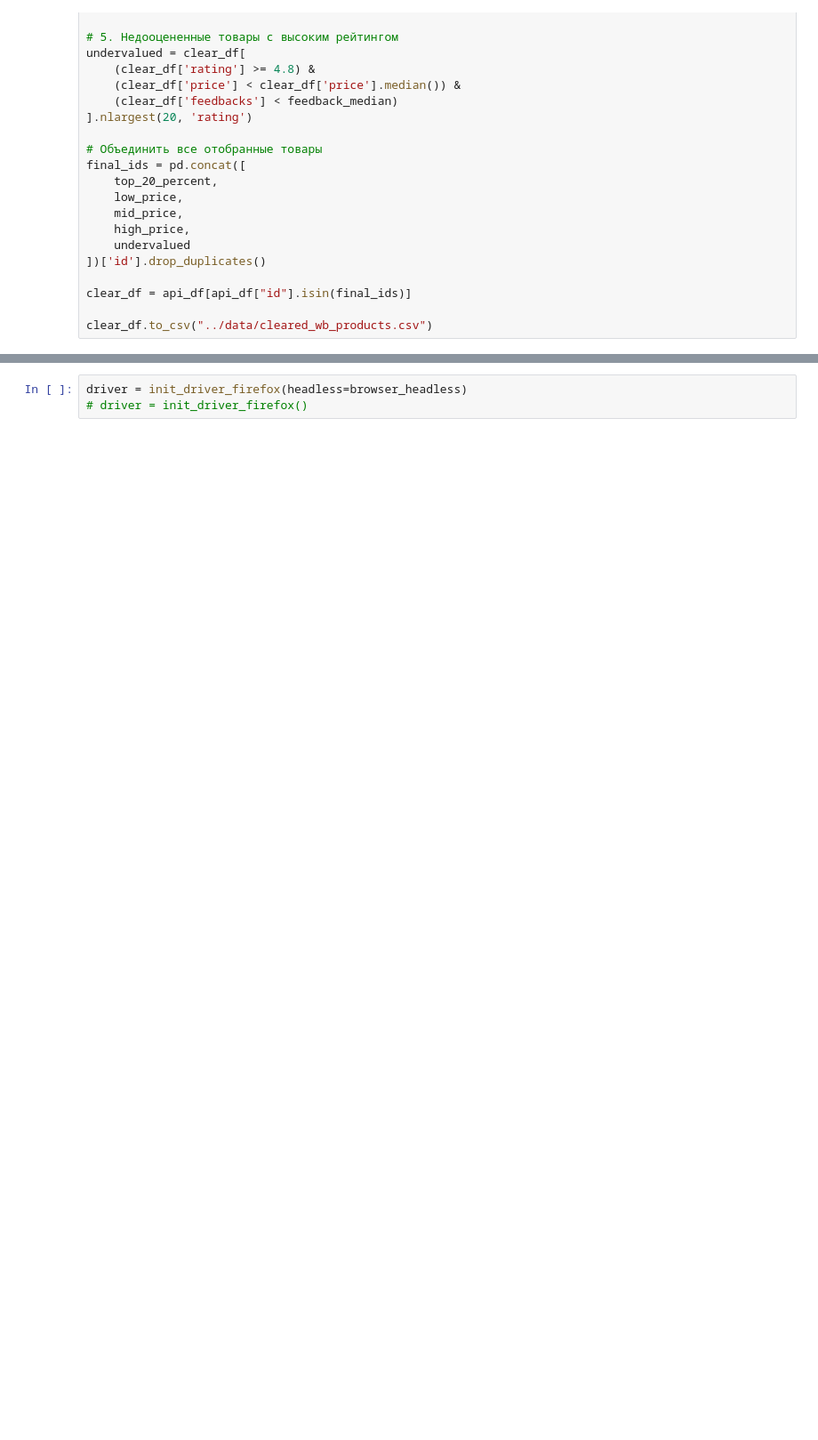
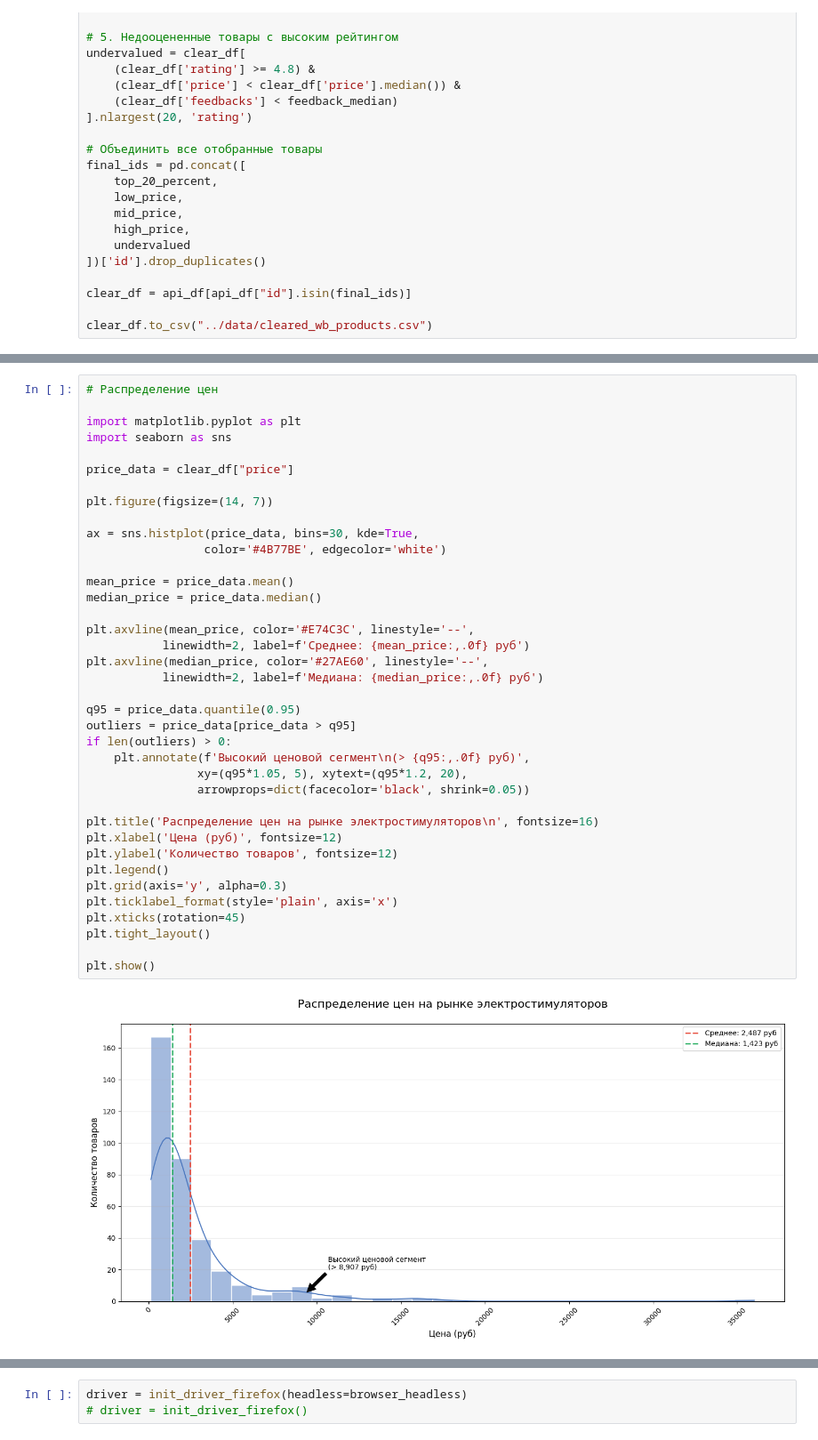
Before and after one commit to nekitmilk/ElectroPunk, a Jupyter notebook: src/notebooks/analisys.ipynb, the cells around one changed output, grey strips where cells are left out. Shown at 89% size. Drawn from its saved outputs; the diff is of its cells as text; blank space fills up the shorter version.

Commit message:
base parsing + details for cleared df

```diff
--- a/src/notebooks/analisys.ipynb
+++ b/src/notebooks/analisys.ipynb
@@ -135,0 +148,40 @@ clear_df.to_csv("../data/cleared_wb_products.csv")
+# %%
+# Распределение цен
+
+import matplotlib.pyplot as plt
+import seaborn as sns
+
+price_data = clear_df["price"]
+
+plt.figure(figsize=(14, 7))
+
+ax = sns.histplot(price_data, bins=30, kde=True,
+                 color='#4B77BE', edgecolor='white')
+
+mean_price = price_data.mean()
+median_price = price_data.median()
+
+plt.axvline(mean_price, color='#E74C3C', linestyle='--',
+           linewidth=2, label=f'Среднее: {mean_price:,.0f} руб')
+plt.axvline(median_price, color='#27AE60', linestyle='--',
+           linewidth=2, label=f'Медиана: {median_price:,.0f} руб')
+
+q95 = price_data.quantile(0.95)
+outliers = price_data[price_data > q95]
+if len(outliers) > 0:
+    plt.annotate(f'Высокий ценовой сегмент\n(> {q95:,.0f} руб)',
+                xy=(q95*1.05, 5), xytext=(q95*1.2, 20),
+                arrowprops=dict(facecolor='black', shrink=0.05))
+
+plt.title('Распределение цен на рынке электростимуляторов\n', fontsize=16)
+plt.xlabel('Цена (руб)', fontsize=12)
+plt.ylabel('Количество товаров', fontsize=12)
+plt.legend()
+plt.grid(axis='y', alpha=0.3)
+plt.ticklabel_format(style='plain', axis='x')
+plt.xticks(rotation=45)
+plt.tight_layout()
+
+plt.show()
+# %% [output]
+[figure, added]
```
Also changed, not shown: parts of 9 cells of this notebook, 3 other files.
